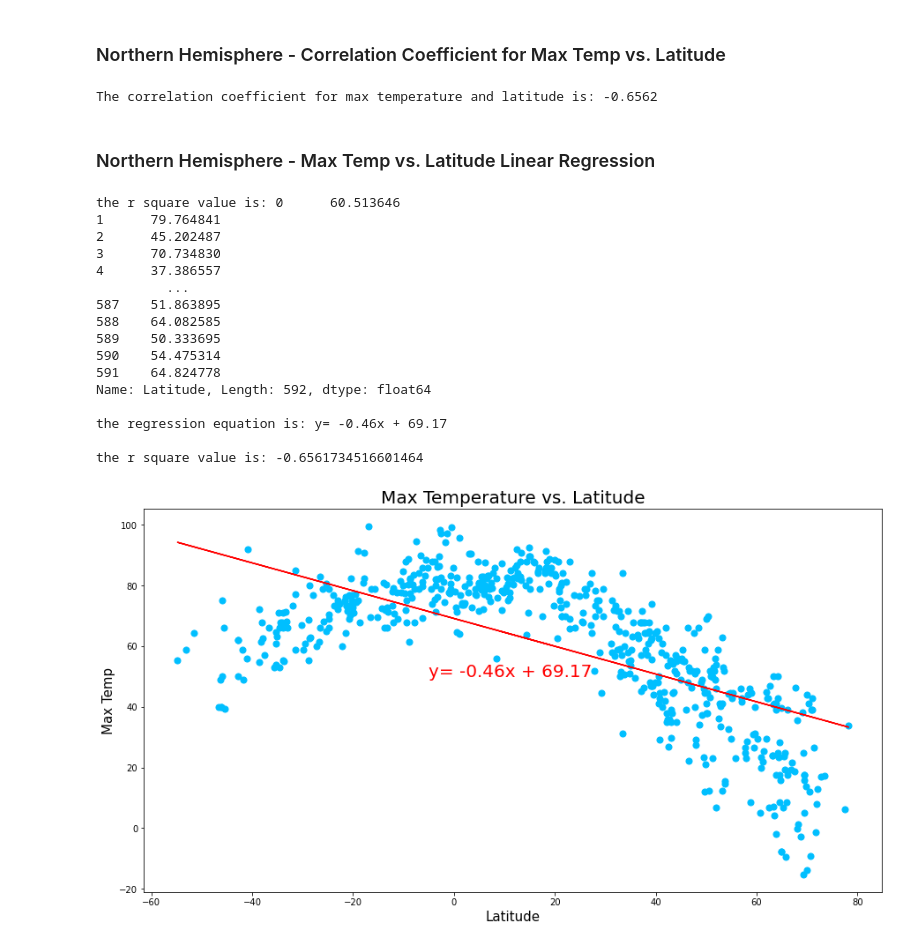
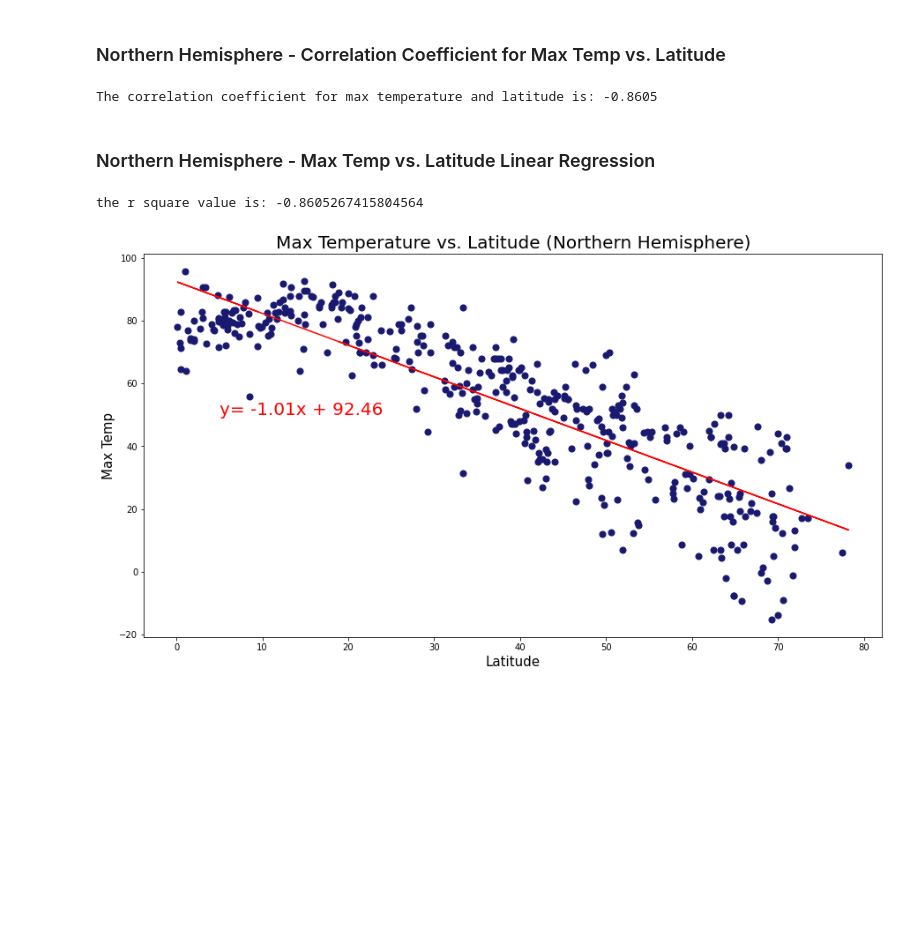
Before and after one commit to JimKTran/UofT-BCS-Python-API-Challenge, a Jupyter notebook: WeatherPy/WeatherPy_Final.ipynb, the cells around one changed output. Drawn from its saved outputs; the diff is of its cells as text; code cells hidden in the pictures; blank space fills up the shorter version.

```diff
--- a/WeatherPy/WeatherPy_Final.ipynb
+++ b/WeatherPy/WeatherPy_Final.ipynb
@@ -227,48 +227,34 @@ plt.show()
 # %% [markdown]
 ###  Northern Hemisphere - Correlation Coefficient for Max Temp vs. Latitude
 # %%
-# Calculate the correlation coefficient to see the cooralation between max temperature and latitude
-correlation_coefficient = round(sts.pearsonr(city_weather_df['Latitude'], city_weather_df['Max Temp'])[0],4)
+# get the latitudes for northern hemisphere and southern hemisphere
+northern_hemisphere_df = city_weather_df.loc[city_weather_df['Latitude'] >= 0,:]
+southern_hemisphere_df = city_weather_df.loc[city_weather_df['Latitude'] < 0,:]
+
+# Calculate the correlation coefficient to see the cooralation between max temperature and latitude in the northern hemisphere
+correlation_coefficient = round(sts.pearsonr(northern_hemisphere_df['Latitude'], northern_hemisphere_df['Max Temp'])[0],4)
 
 print(f'The correlation coefficient for max temperature and latitude is: {correlation_coefficient}\n')
 # %% [output]
-The correlation coefficient for max temperature and latitude is: -0.6562
+The correlation coefficient for max temperature and latitude is: -0.8605
 # %% [markdown]
 ###  Northern Hemisphere - Max Temp vs. Latitude Linear Regression
 # %%
-# # Calculate the linear regression for max temperature and latitude
+# Calculate the linear regression for max temperature and latitude in the northern hemisphere
 
-(slope, intercept, rvalue, pvalue, stderr) = sts.linregress(city_weather_df['Latitude'], city_weather_df['Max Temp'])
-regress_values = slope * city_weather_df['Latitude'] + intercept
-print(f'the r square value is: {regress_values}\n')
-
+(slope, intercept, rvalue, pvalue, stderr) = sts.linregress(northern_hemisphere_df['Latitude'], northern_hemisphere_df['Max Temp'])
+regress_values = slope * northern_hemisphere_df['Latitude'] + intercept
 equation = 'y= ' + str(round(slope, 2)) + 'x + ' + str(round(intercept, 2))
-print(f'the regression equation is: {equation}\n')
 
 plt.figure(figsize=(15,8))
-plt.scatter(city_weather_df['Latitude'], city_weather_df['Max Temp'], s=50, c='deepskyblue')
-plt.plot(city_weather_df['Latitude'], regress_values, color='red')
-plt.title('Max Temperature vs. Latitude',fontsize =20)
+plt.scatter(northern_hemisphere_df['Latitude'], northern_hemisphere_df['Max Temp'], s=50, c='midnightblue')
+plt.plot(northern_hemisphere_df['Latitude'], regress_values, color='red')
+plt.title('Max Temperature vs. Latitude (Northern Hemisphere)',fontsize =20)
 plt.xlabel('Latitude',fontsize =15)
 plt.ylabel('Max Temp',fontsize =15)
-plt.annotate(equation, xy=(-5, 50), fontsize=20, color='red')
+plt.annotate(equation, xy=(5, 50), fontsize=20, color='red')
 print(f'the r square value is: {rvalue}\n')
 plt.show()
 # %% [output]
-the r square value is: 0      60.513646
-1      79.764841
-2      45.202487
-3      70.734830
-4      37.386557
-         ...
-587    51.863895
-588    64.082585
-589    50.333695
-590    54.475314
-591    64.824778
-Name: Latitude, Length: 592, dtype: float64
-
-the regression equation is: y= -0.46x + 69.17
-
-the r square value is: -0.6561734516601464
+the r square value is: -0.8605267415804564
-[figure, old version]
+[figure, new version]
```
Also changed, not shown: parts of 5 cells of this notebook.
